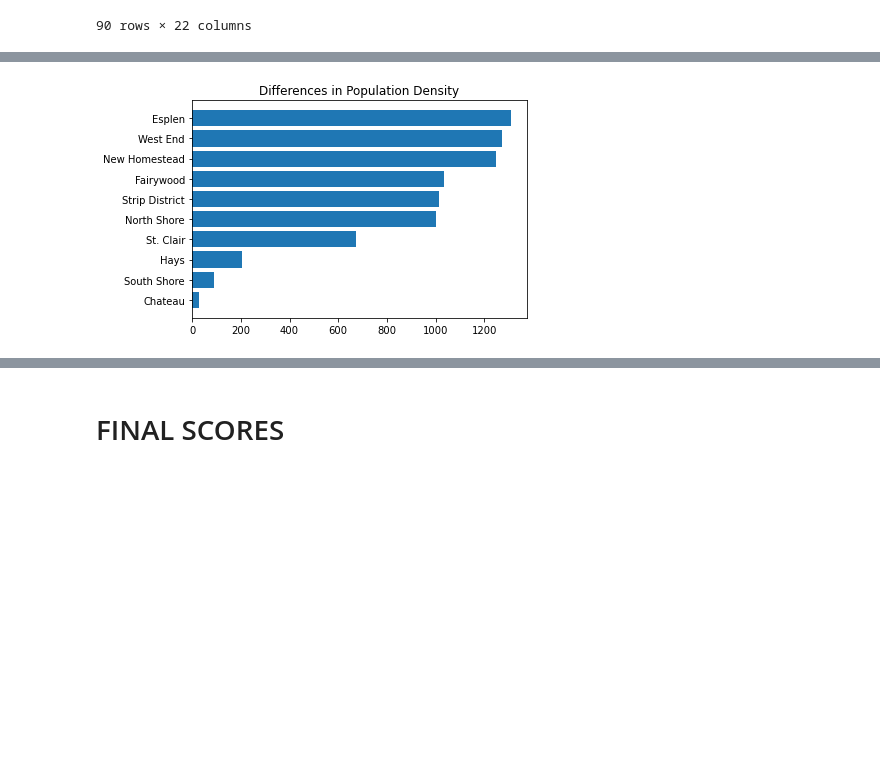
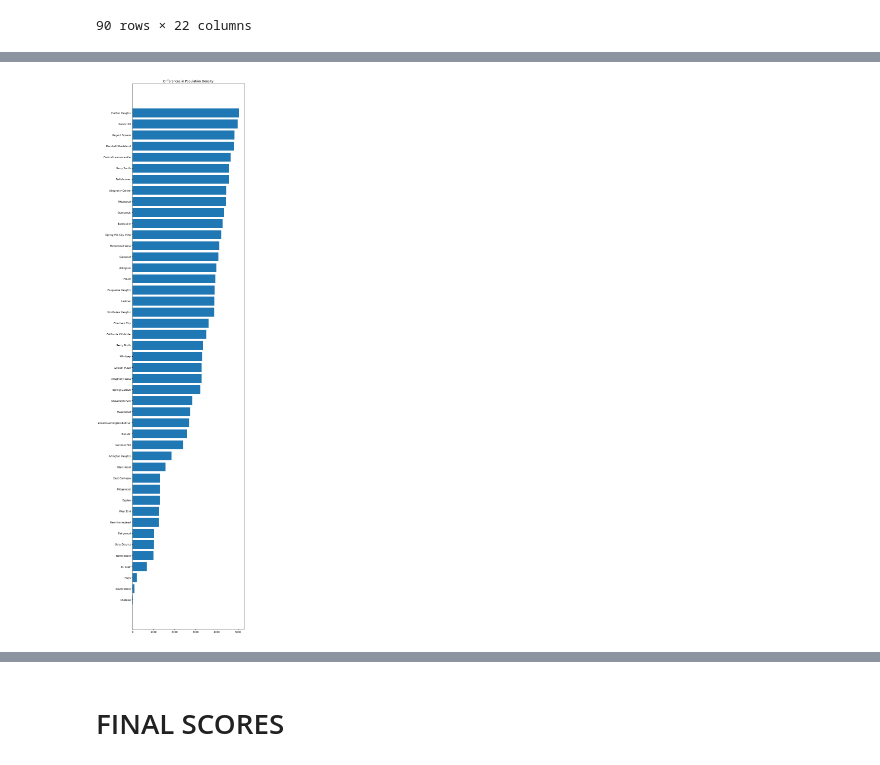
Before and after one commit to GAB8202/Best_Neighborhood, a Jupyter notebook: Main.ipynb, the cells around one changed output, grey strips where cells are left out. Saved outputs shown, nothing was run; the diff lists cells and outputs as text; code cells hidden in the pictures; blank space fills up the shorter version.

```diff
--- a/Main.ipynb
+++ b/Main.ipynb
@@ -275,7 +276,7 @@ df['Population (2010)'] = df['Population (2010)'].map(con)
 df
 SquareM = df['Land Area (acres)'].str.replace(',', '').astype(float)*0.0015625
 df['Population Density'] = df['Population (2010)']/SquareM
-df2 = df.sort_values("Population Density", ascending=True).head(10)
+df2 = df.sort_values("Population Density", ascending=True).head(45)
 density = df2.loc[:,['Neighborhood','Population (2010)','Land Area (acres)','Population Density','Sector #']]
 density
 # %% [output]
@@ -293,10 +300,11 @@ density
 # %%
 import matplotlib.pyplot as plt
+plt.figure(figsize = (8,40))
 plt.barh(density['Neighborhood'], density['Population Density'])
 plt.title('Differences in Population Density')
 plt.show()
 # %% [output]
-[figure, old version]
+[figure, new version]
 # %%
 df3 = pd.merge(condition,density,on='Neighborhood',how='inner')
 df3
```
Also changed, not shown: parts of 4 cells of this notebook.
